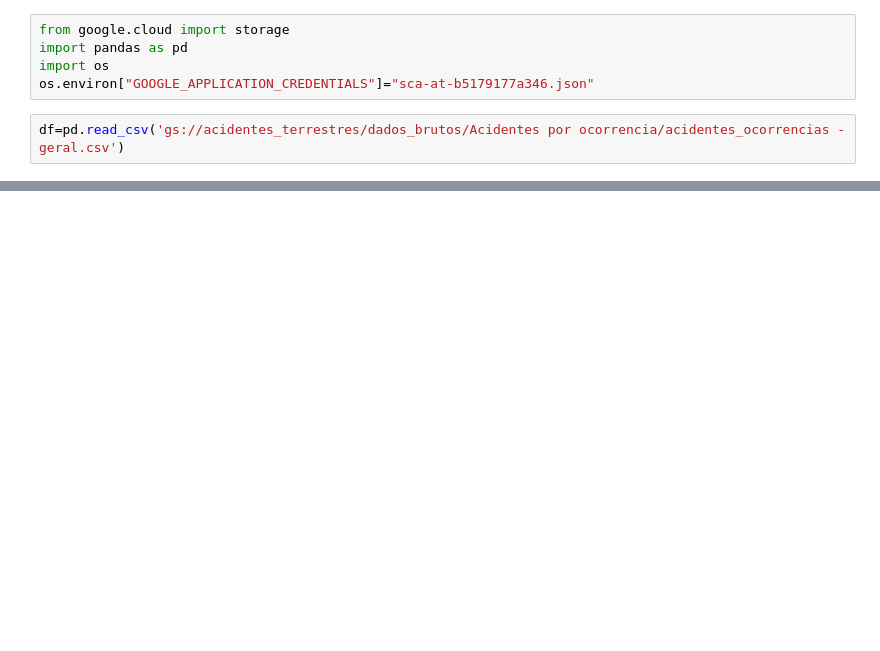
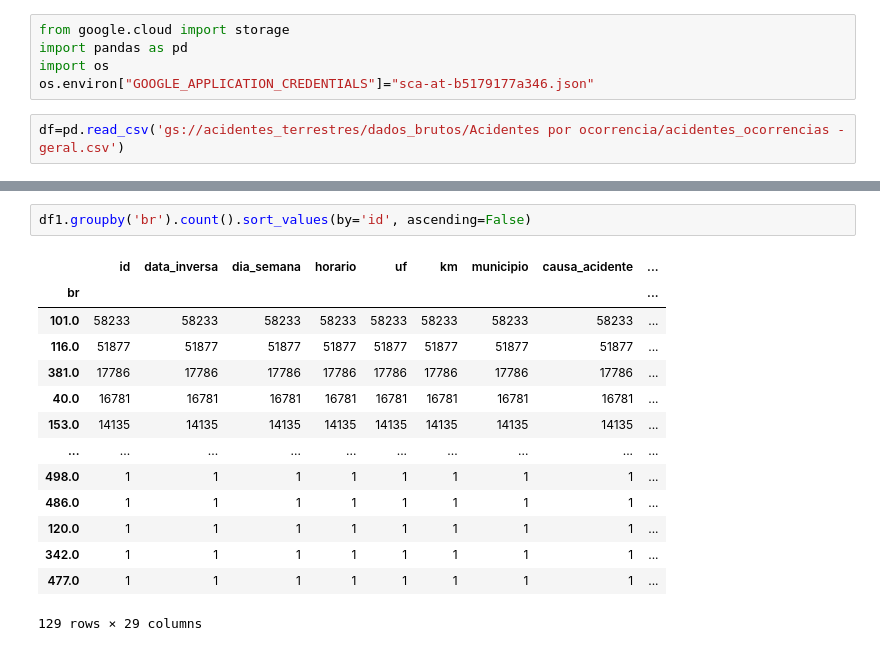
Before and after one commit to evelinemg/projetofinal, a Jupyter notebook: PandasTransformacao.ipynb, the cells around one changed output, grey strips where cells are left out. Drawn from its saved outputs; the diff is of its cells as text; blank space fills up the shorter version.

```diff
--- a/PandasTransformacao.ipynb
+++ b/PandasTransformacao.ipynb
@@ -7,0 +90,17 @@ df=pd.read_csv('gs://acidentes_terrestres/dados_brutos/Acidentes por ocorrencia/
+# %%
+df1.groupby('br').count().sort_values(by='id', ascending=False)
+# %% [output]
+|  | id | data_inversa | dia_semana | horario | uf | km | municipio | causa_acidente | ... |
+| br |  |  |  |  |  |  |  |  | ... |
+| 101.0 | 58233 | 58233 | 58233 | 58233 | 58233 | 58233 | 58233 | 58233 | ... |
+| 116.0 | 51877 | 51877 | 51877 | 51877 | 51877 | 51877 | 51877 | 51877 | ... |
+| 381.0 | 17786 | 17786 | 17786 | 17786 | 17786 | 17786 | 17786 | 17786 | ... |
+| 40.0 | 16781 | 16781 | 16781 | 16781 | 16781 | 16781 | 16781 | 16781 | ... |
+| 153.0 | 14135 | 14135 | 14135 | 14135 | 14135 | 14135 | 14135 | 14135 | ... |
+| ... | ... | ... | ... | ... | ... | ... | ... | ... | ... |
+| 498.0 | 1 | 1 | 1 | 1 | 1 | 1 | 1 | 1 | ... |
+| 486.0 | 1 | 1 | 1 | 1 | 1 | 1 | 1 | 1 | ... |
+| 120.0 | 1 | 1 | 1 | 1 | 1 | 1 | 1 | 1 | ... |
+| 342.0 | 1 | 1 | 1 | 1 | 1 | 1 | 1 | 1 | ... |
+| 477.0 | 1 | 1 | 1 | 1 | 1 | 1 | 1 | 1 | ... |
+129 rows × 29 columns
```
Also changed, not shown: parts of 18 cells of this notebook.
